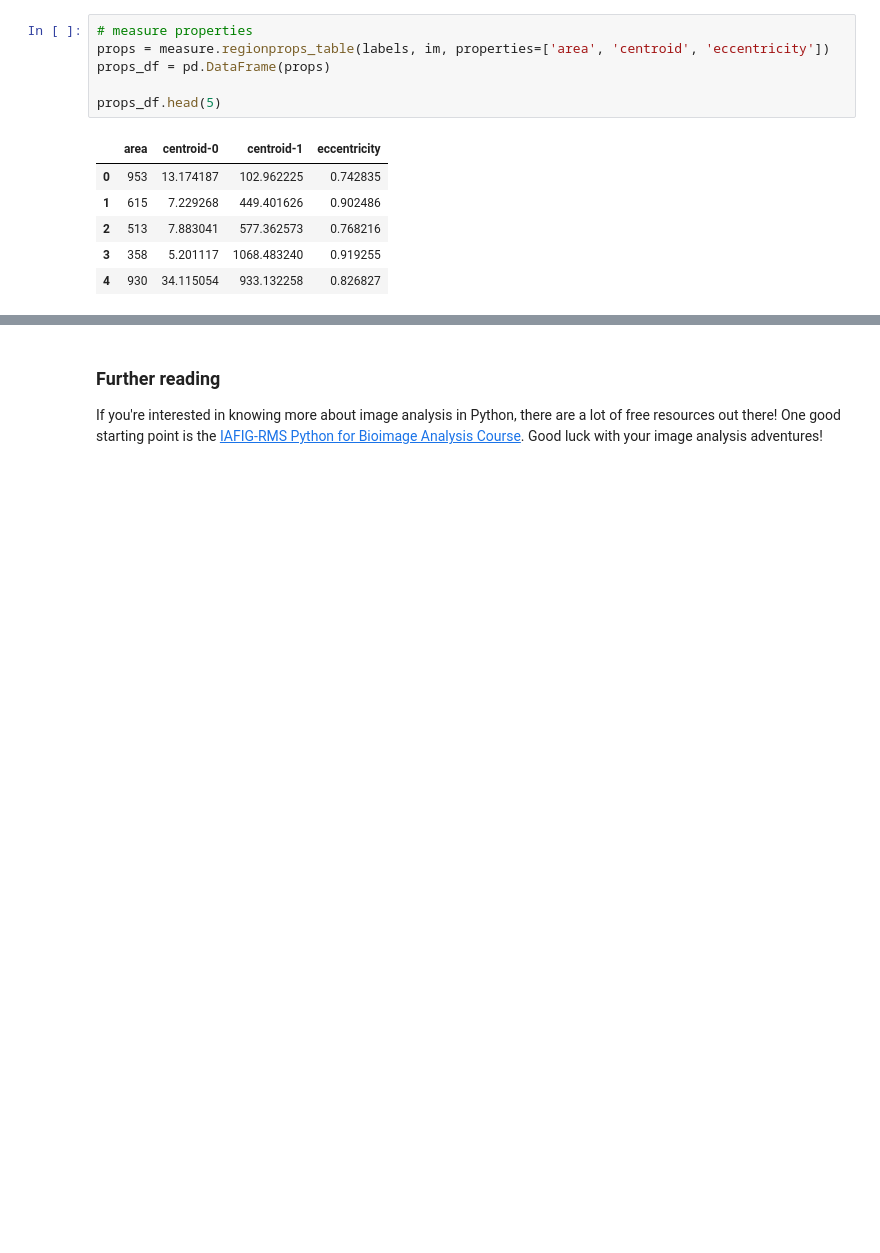
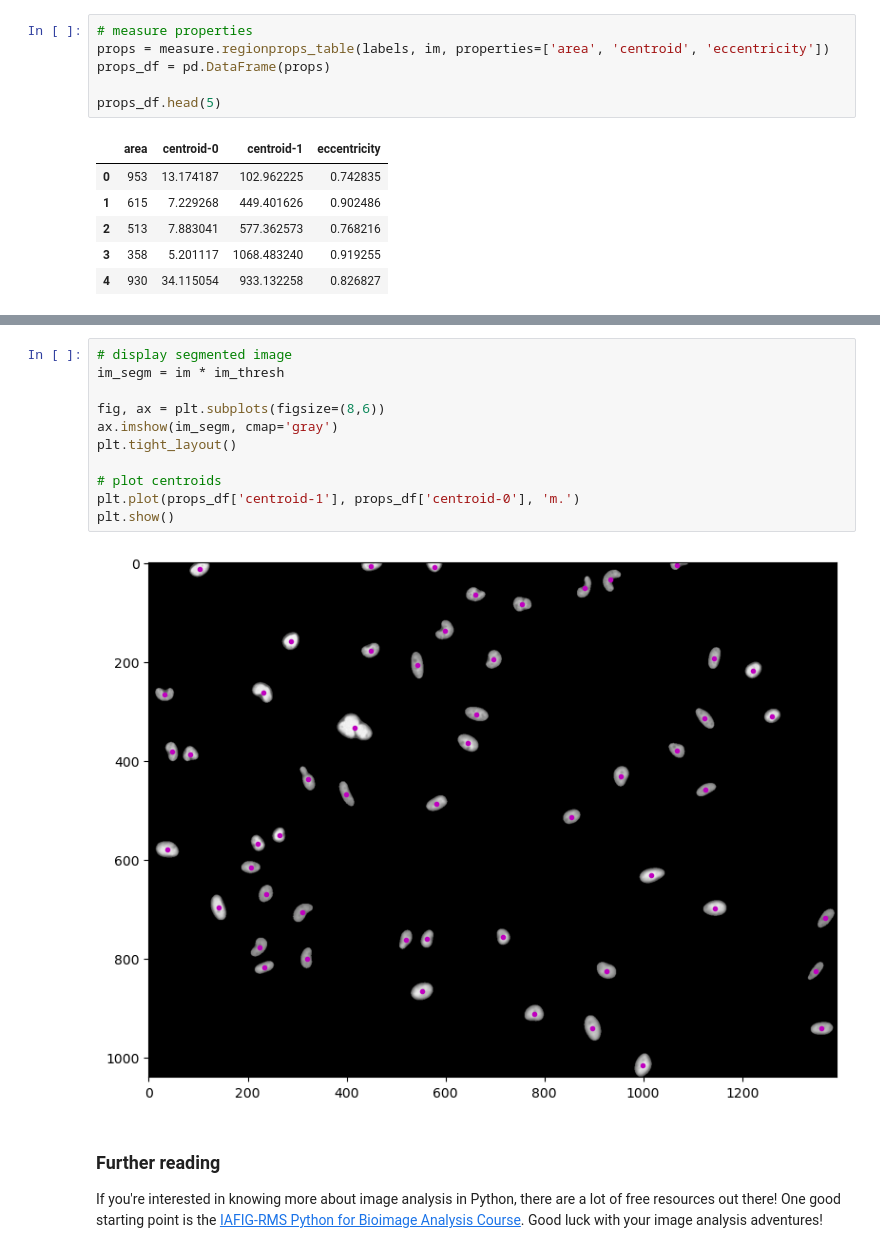
Before and after one commit to RMS-DAIM/DAIM-MMC2025, a Jupyter notebook: Jupyter_notebook/counting_objects.ipynb, the cells around one changed output, grey strips where cells are left out. Cells and saved outputs as stored; diff of their text form; blank space fills up the shorter version.

```diff
--- a/Jupyter_notebook/counting_objects.ipynb
+++ b/Jupyter_notebook/counting_objects.ipynb
@@ -129,3 +132,16 @@ props_df.head(5)
+# %%
+# display segmented image
+im_segm = im * im_thresh
+
+fig, ax = plt.subplots(figsize=(8,6))
+ax.imshow(im_segm, cmap='gray')
+plt.tight_layout()
+
+# plot centroids
+plt.plot(props_df['centroid-1'], props_df['centroid-0'], 'm.')
+plt.show()
+# %% [output]
+[figure, added]
 # %% [markdown]
 ### Further reading
 If you're interested in knowing more about image analysis in Python, there are a lot of free resources out there! One good starting point is the [IAFIG-RMS Python for Bioimage Analysis Course](https://github.com/RMS-DAIM/Python-for-Bioimage-Analysis). Good luck with your image analysis adventures!
```
Also changed, not shown: parts of 4 cells of this notebook.
